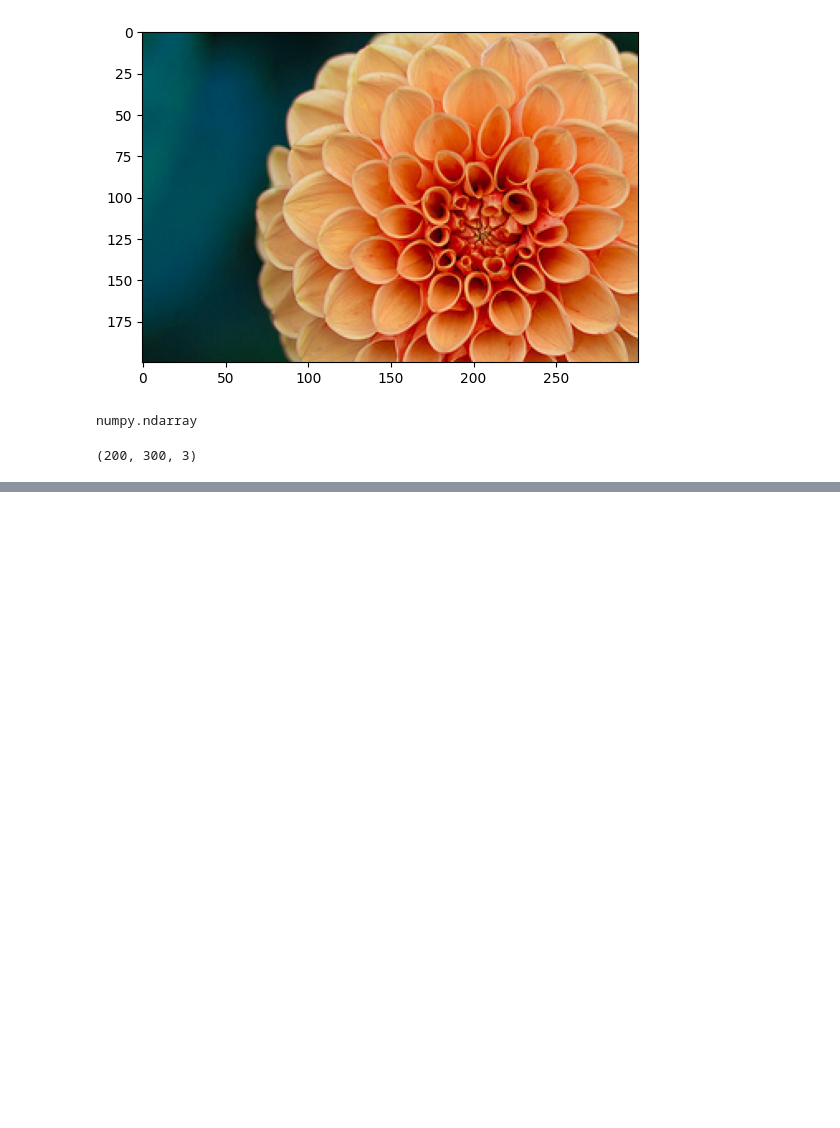
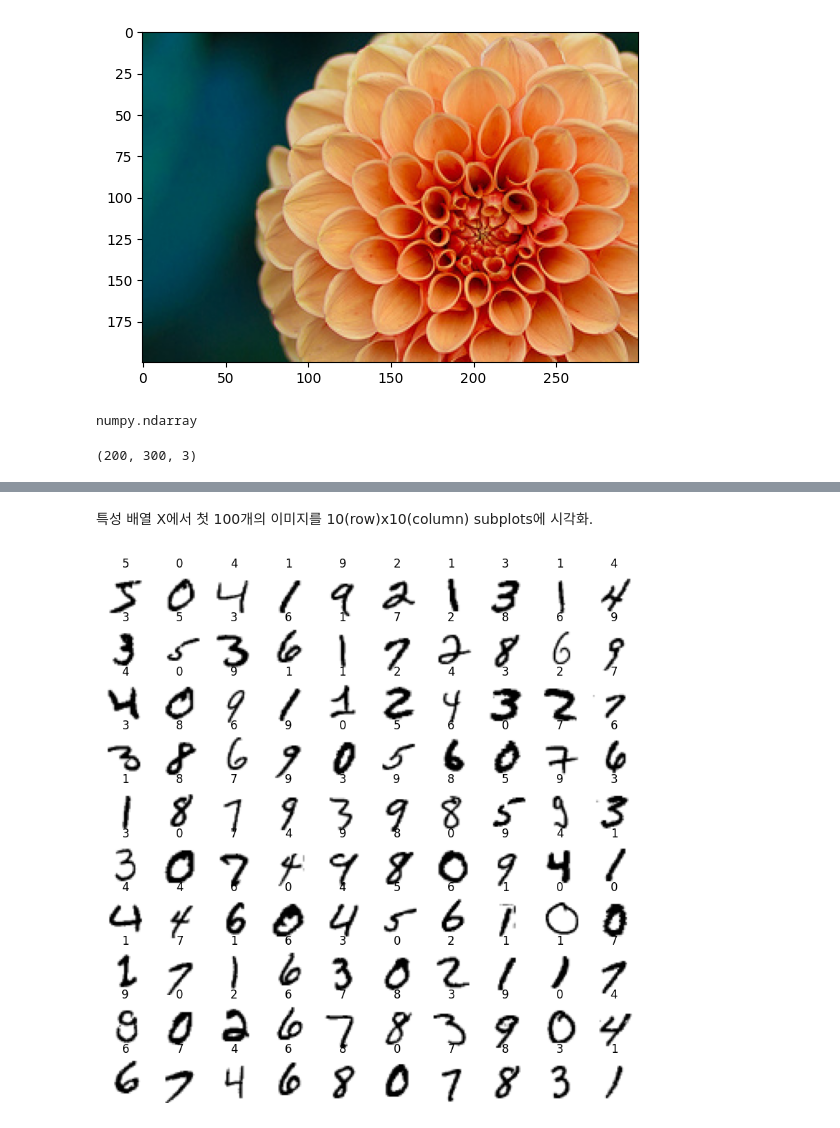
Before and after one commit to kiminhonawa/python, a Jupyter notebook: ml05_mnist.ipynb, the cells around one changed output, grey strips where cells are left out. Saved outputs shown, nothing was run; the diff lists cells and outputs as text; code cells hidden in the pictures; blank space fills up the shorter version.

```diff
--- a/ml05_mnist.ipynb
+++ b/ml05_mnist.ipynb
@@ -97,0 +190,19 @@ img.shape
+# %% [markdown]
+특성 배열 X에서 첫 100개의 이미지를 10(row)x10(column) subplots에 시각화.
+# %%
+nrows = 10  # subplot의 row 개수
+ncols = 10  # subplot의 column 개수
+
+fig, ax = plt.subplots(nrows, ncols, figsize=(ncols, nrows))
+for i in range(nrows):
+    for j in range(ncols):
+        idx = i * nrows + j
+        img = X[idx].reshape((28, 28))
+        ax[i, j].imshow(img, cmap=plt.cm.binary)
+        ax[i, j].axis('off')
+        label = y[idx]
+        ax[i, j].set_title(label)
+
+plt.show()
+# %% [output]
+[figure, added]
```
Also changed, not shown: parts of 18 cells of this notebook.
